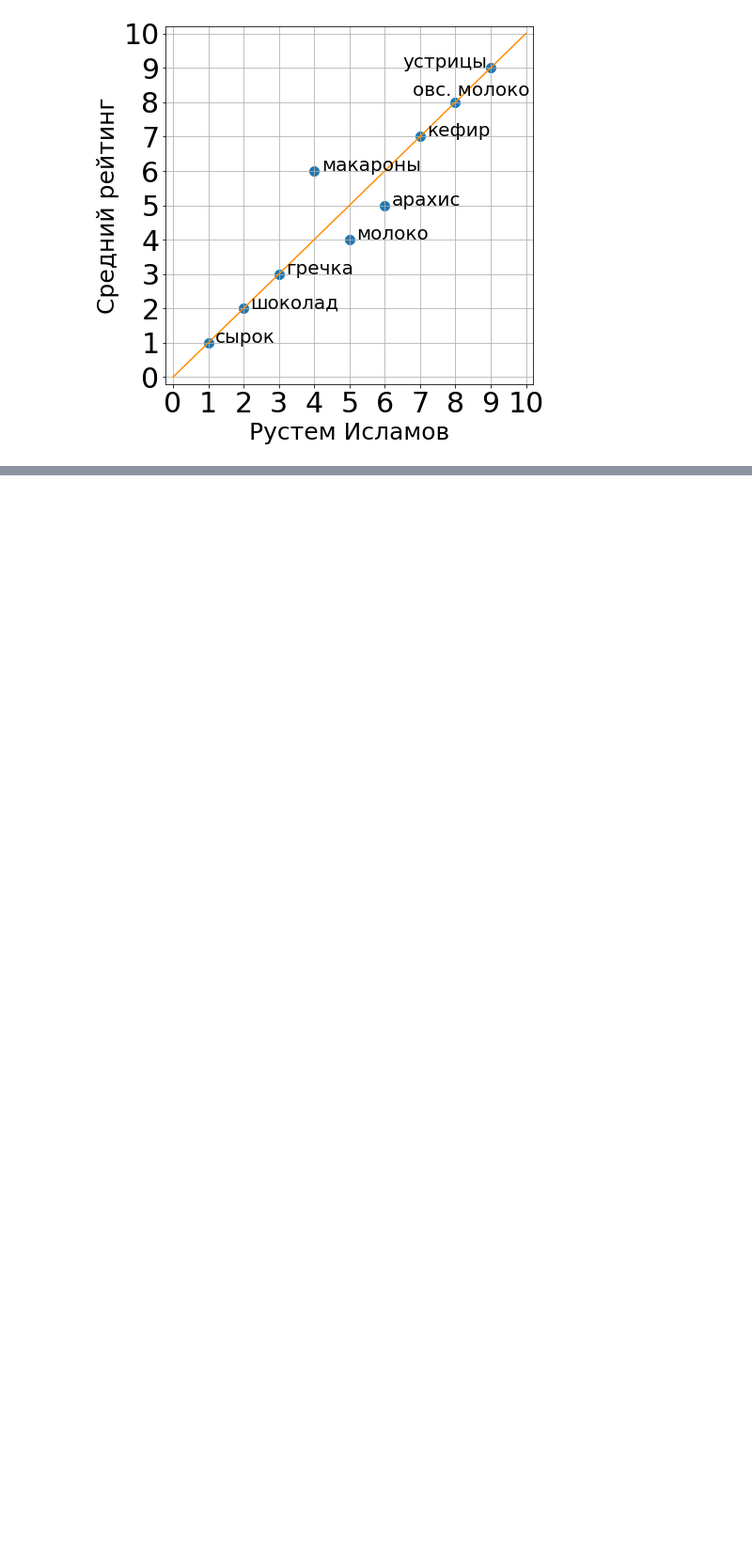
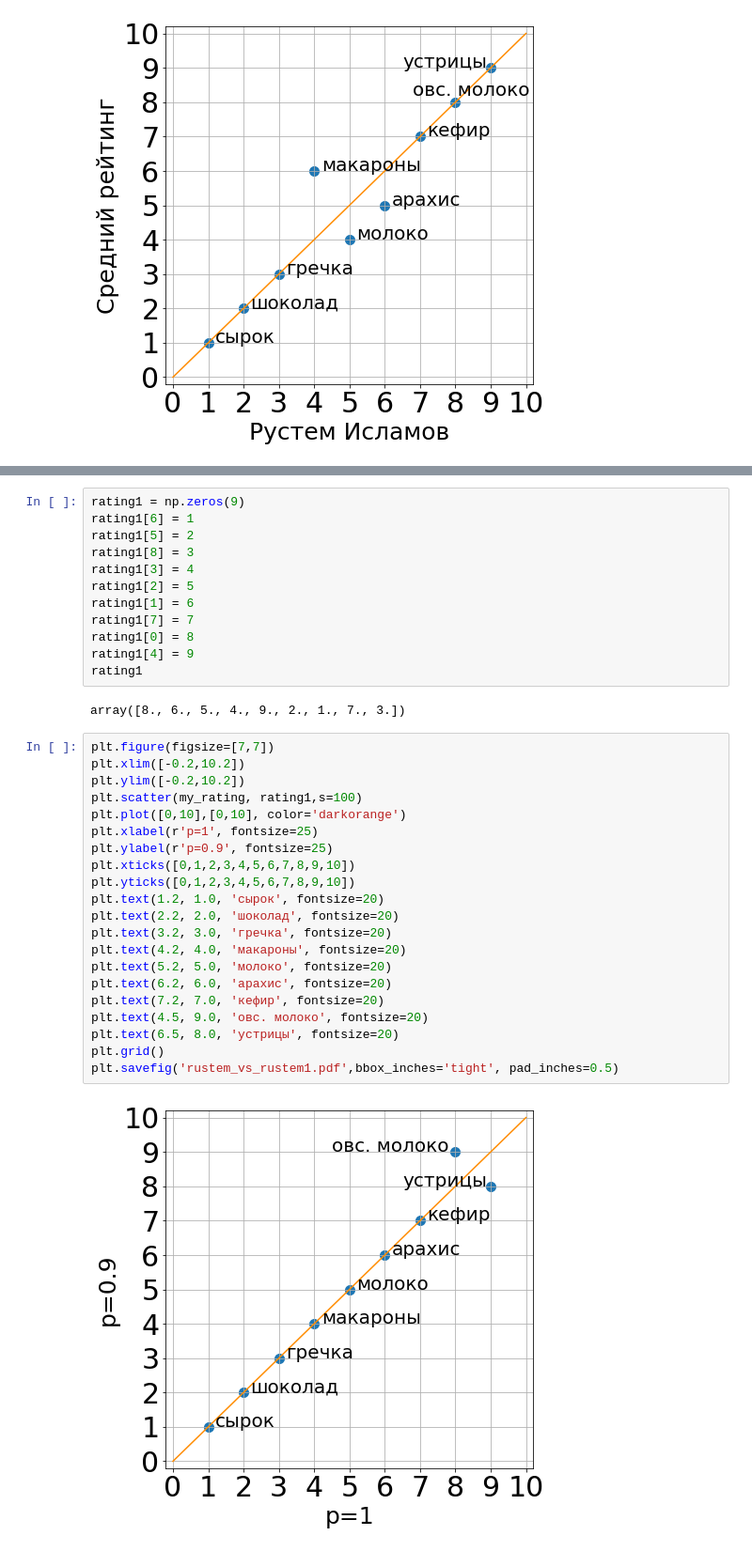
Before and after one commit to Intelligent-Systems-Phystech/Ratings, a Jupyter notebook: Islamov Rustem/Ratings.ipynb, the cells around one changed output, grey strips where cells are left out. Shown at 94% size. Cells and saved outputs as stored; diff of their text form; blank space fills up the shorter version.

```diff
--- a/Islamov Rustem/Ratings.ipynb
+++ b/Islamov Rustem/Ratings.ipynb
@@ -381,0 +559,37 @@ plt.savefig('rustem_vs_avg.pdf',bbox_inches='tight',pad_inches=0.5)
+# %%
+rating1 = np.zeros(9)
+rating1[6] = 1
+rating1[5] = 2
+rating1[8] = 3
+rating1[3] = 4
+rating1[2] = 5
+rating1[1] = 6
+rating1[7] = 7
+rating1[0] = 8
+rating1[4] = 9
+rating1
+# %% [output]
+array([8., 6., 5., 4., 9., 2., 1., 7., 3.])
+# %%
+plt.figure(figsize=[7,7])
+plt.xlim([-0.2,10.2])
+plt.ylim([-0.2,10.2])
+plt.scatter(my_rating, rating1,s=100)
+plt.plot([0,10],[0,10], color='darkorange')
+plt.xlabel(r'p=1', fontsize=25)
+plt.ylabel(r'p=0.9', fontsize=25)
+plt.xticks([0,1,2,3,4,5,6,7,8,9,10])
+plt.yticks([0,1,2,3,4,5,6,7,8,9,10])
+plt.text(1.2, 1.0, 'сырок', fontsize=20)
+plt.text(2.2, 2.0, 'шоколад', fontsize=20)
+plt.text(3.2, 3.0, 'гречка', fontsize=20)
+plt.text(4.2, 4.0, 'макароны', fontsize=20)
+plt.text(5.2, 5.0, 'молоко', fontsize=20)
+plt.text(6.2, 6.0, 'арахис', fontsize=20)
+plt.text(7.2, 7.0, 'кефир', fontsize=20)
+plt.text(4.5, 9.0, 'овс. молоко', fontsize=20)
+plt.text(6.5, 8.0, 'устрицы', fontsize=20)
+plt.grid()
+plt.savefig('rustem_vs_rustem1.pdf',bbox_inches='tight', pad_inches=0.5)
+# %% [output]
+[figure, added]
```
Also changed, not shown: parts of 22 cells of this notebook, 1 other file.
